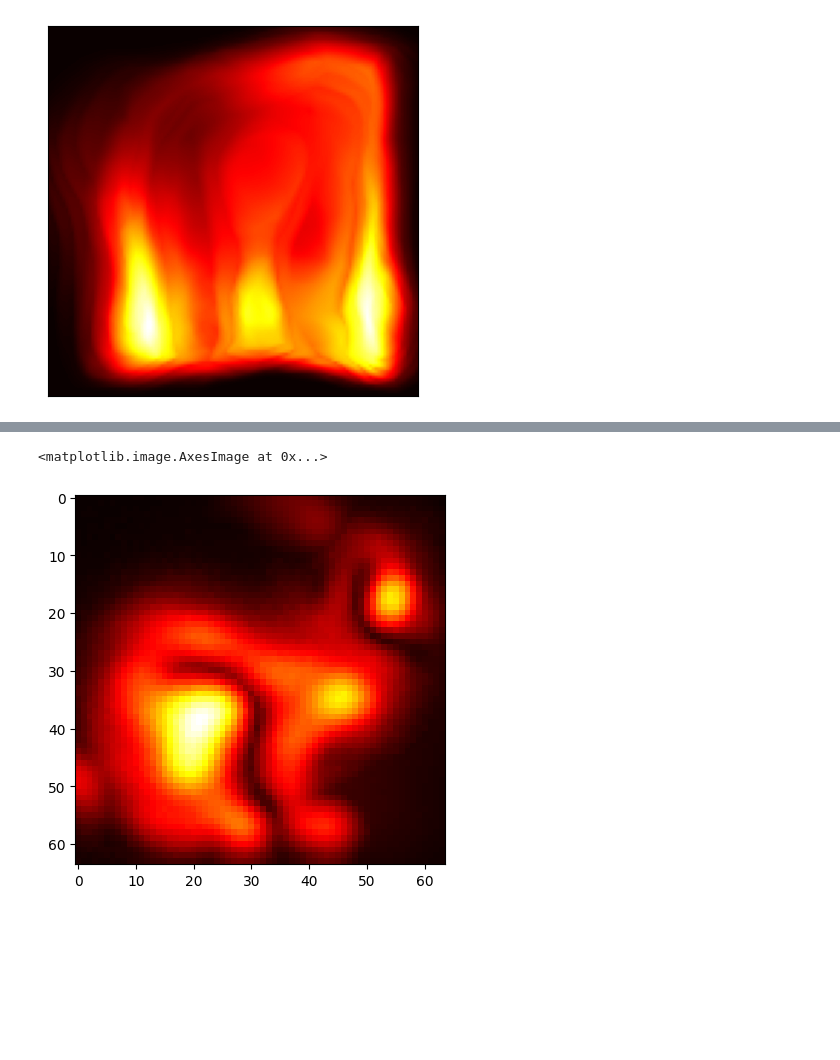
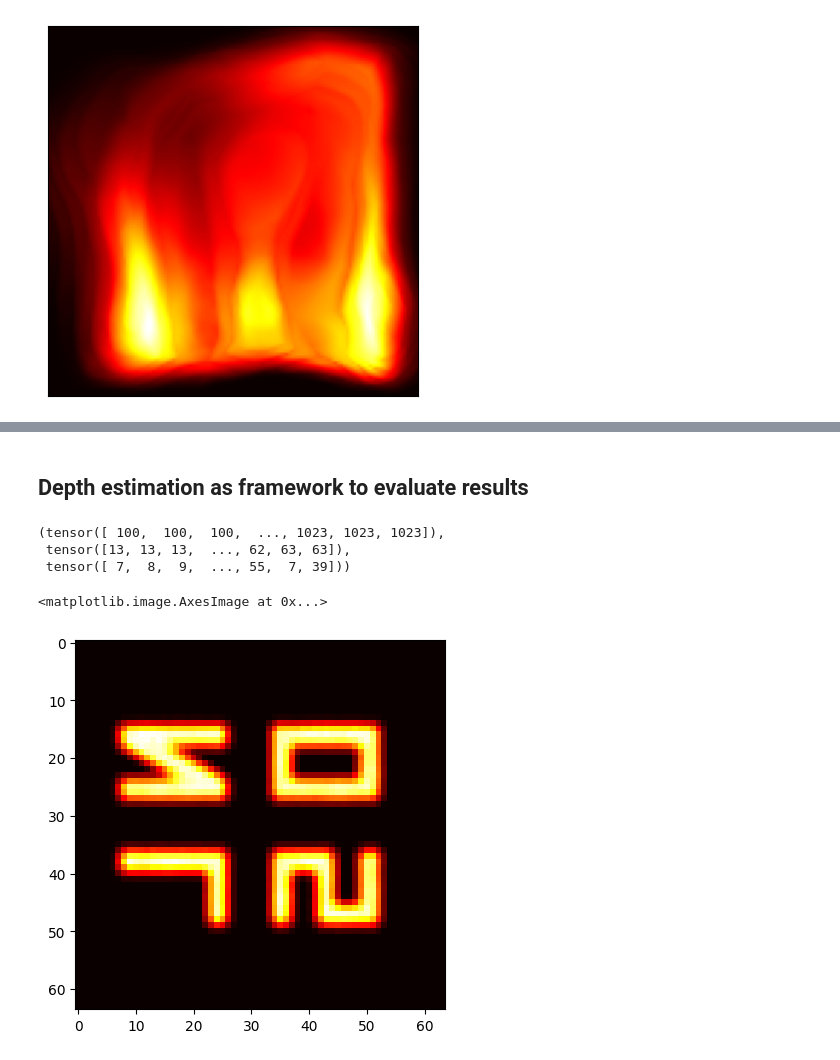
Before and after one commit to srodsanz/nlos-viewpoints, a Jupyter notebook: 202401_NETF_TF.ipynb, the cells around one changed output, grey strips where cells are left out. Cells and saved outputs as stored; diff of their text form; code cells hidden in the pictures; blank space fills up the shorter version.

```diff
--- a/202401_NETF_TF.ipynb
+++ b/202401_NETF_TF.ipynb
@@ -56,7 +86,7 @@ ax.imshow(rec, cmap="hot")
 <matplotlib.image.AxesImage at 0x...>
 [figure]
 # %%
-path = "./data/bunny-scene-64/bunny-scene.hdf5"
+path = "./data/nlos-letters/nlos-letters.hdf5"
 gt_data = tal.io.read_capture(path)
 tal.reconstruct.compensate_laser_cos_dsqr(gt_data)
 gt_H = torch.from_numpy(gt_data.H)
@@ -101,5 +189,13 @@ tal.resources: Using 8 CPU processes and downscale 8.
+# %% [markdown]
+## Depth estimation as framework to evaluate results
+# %%
+torch.where(gt_H > 0)
+# %% [output]
+(tensor([ 100,  100,  100,  ..., 1023, 1023, 1023]),
+ tensor([13, 13, 13,  ..., 62, 63, 63]),
+ tensor([ 7,  8,  9,  ..., 55,  7, 39]))
 # %%
-plt.imshow(np.max(np.abs(rec), axis=-1), cmap="hot")
+plt.imshow(gt_H[100, :, :], cmap="hot")
 # %% [output]
 <matplotlib.image.AxesImage at 0x...>
-[figure, old version]
+[figure, new version]
```
Also changed, not shown: parts of 18 cells of this notebook, 55 other files.
